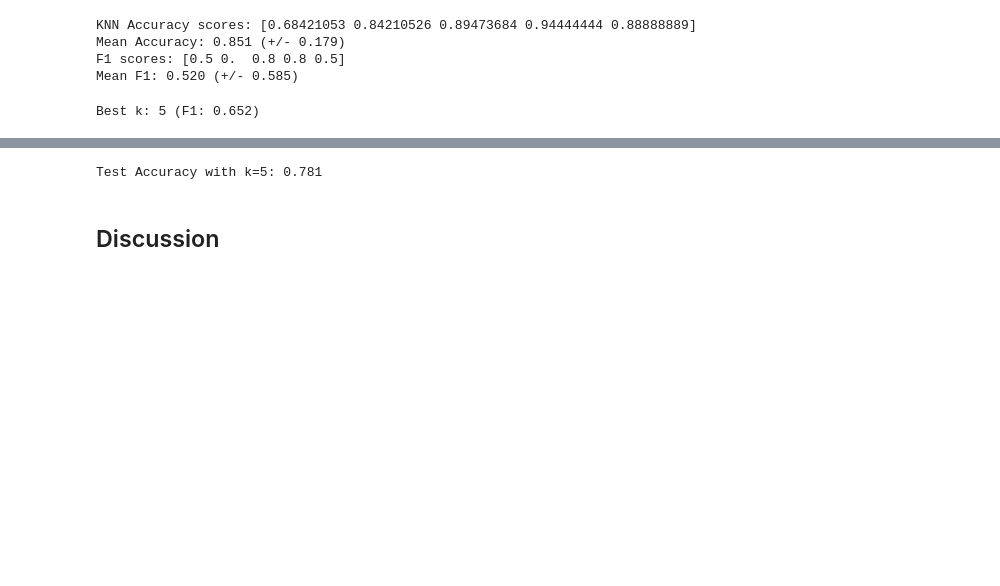
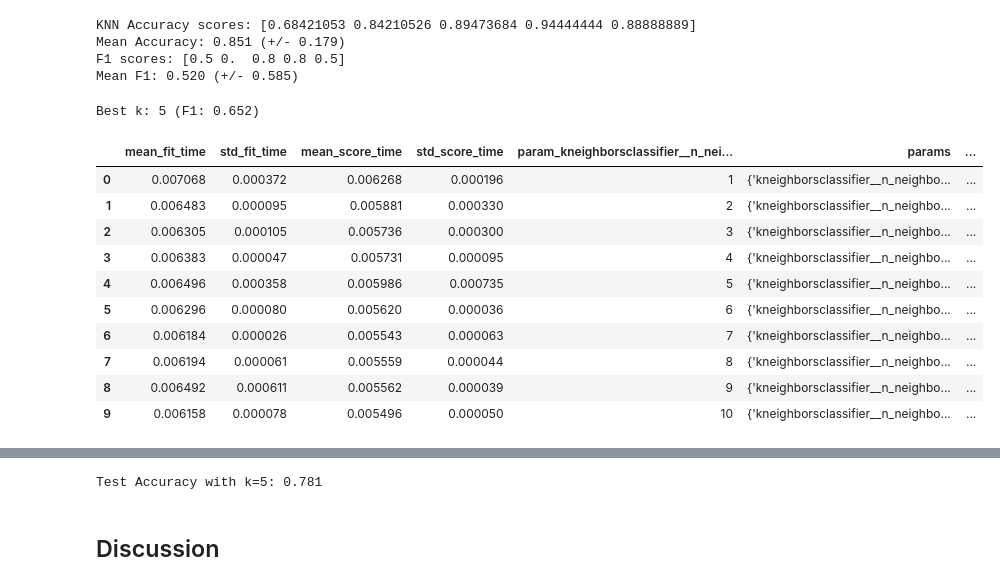
Before and after one commit to TemirlanN-dev/dsci-100-2025w1-group-30, a Jupyter notebook: final_report.ipynb, the cells around one changed output, grey strips where cells are left out. Drawn from its saved outputs; the diff is of its cells as text; code cells hidden in the pictures; blank space fills up the shorter version.

```diff
--- a/final_report.ipynb
+++ b/final_report.ipynb
@@ -210,13 +211,13 @@ pt_pipeline = make_pipeline(
 # %%
-pt_preprocessor = make_column_transformer(
+tp_preprocessor = make_column_transformer(
                         (StandardScaler(), ["total_sessions", "avg_session_length_minutes", "total_session_time_minutes"]),
                         remainder = "passthrough",
                         verbose_feature_names_out = False
 )
 
-pt_preprocessor.fit(tp_train)
-pt_scaled = pt_preprocessor.transform(tp_train)
-pt_scaled.head()
+tp_preprocessor.fit(tp_train)
+tp_scaled = tp_preprocessor.transform(tp_train)
+tp_scaled.head()
 # %% [output]
 |  | total_sessions | avg_session_length_minutes | total_session_time_minutes | experience | subscribe | hashedEmail | ... |
 | 93 | -0.267863 | -0.464968 | -0.270330 | Veteran | True | 5a340c0e3d1aa3e579efc625bd3e5bca7... | ... |
@@ -225,35 +226,30 @@ pt_scaled.head()
 | 846 | -0.289246 | -0.143461 | -0.272970 | Veteran | True | e44041459da2102dc20147ed6f0db4753... | ... |
 | 243 | -0.160947 | 0.262653 | -0.182459 | Regular | True | f2826fb8dbce4d450348f99cb27ade184... | ... |
 # %%
-from sklearn.neighbors import KNeighborsClassifier
-from sklearn.model_selection import cross_val_score, KFold
-from sklearn.compose import make_column_transformer
-from sklearn.preprocessing import StandardScaler, OneHotEncoder
-from sklearn.pipeline import make_pipeline
 
-# Features and binary target
+
 feature_cols = ['total_sessions', 'avg_session_length_minutes', 'experience', 'subscribe']
 X = tp_train[feature_cols]
 y = tp_train['high_data_player']
 
-# Preprocessor (scaling critical for KNN distance calculations)
-pt_preprocessor = make_column_transformer(
+# Preprocessor
+tp_preprocessor = make_column_transformer(
     (StandardScaler(), ["total_sessions", "avg_session_length_minutes"]),
     (OneHotEncoder(handle_unknown='ignore', sparse_output=False), ["experience", "subscribe"]),
     remainder="drop"
 )
 
 
-pt_pipeline = make_pipeline(
-    pt_preprocessor,
+tp_pipeline = make_pipeline(
+    tp_preprocessor,
     KNeighborsClassifier(n_neighbors=5, metric='euclidean')  # k=5 common choice
 )
 
 # 5-fold CV
 kf = KFold(n_splits=5, shuffle=True, random_state=123)
 
-accuracy_scores = cross_val_score(pt_pipeline, X, y, cv=kf, scoring='accuracy')
-f1_scores = cross_val_score(pt_pipeline, X, y, cv=kf, scoring='f1')
+accuracy_scores = cross_val_score(tp_pipeline, X, y, cv=kf, scoring='accuracy')
+f1_scores = cross_val_score(tp_pipeline, X, y, cv=kf, scoring='f1')
 
 print("KNN Accuracy scores:", accuracy_scores)
 print(f"Mean Accuracy: {accuracy_scores.mean():.3f} (+/- {accuracy_scores.std() * 2:.3f})")
@@ -281,3 +277,30 @@ best_k = k_values[np.argmax(cv_scores)]
 print(f"Best k: {best_k} (F1: {max(cv_scores):.3f})")
 # %% [output]
 Best k: 5 (F1: 0.652)
+# %%
+param_grid = {
+    "kneighborsclassifier__n_neighbors": range(1, 11, 1),
+}
+tp_pipe = make_pipeline(tp_preprocessor, KNeighborsClassifier())
+
+knn_tune_grid = GridSearchCV(
+    tp_pipe, param_grid, cv = 5,
+)
+knn_tune_grid
+
+knn_model_grid = knn_tune_grid.fit(tp_train[['total_sessions', 'avg_session_length_minutes', 'experience', 'subscribe']], tp_train["high_data_player"])
+accuracies_grid = pd.DataFrame(knn_model_grid.cv_results_)
+
+accuracies_grid
+# %% [output]
+|  | mean_fit_time | std_fit_time | mean_score_time | std_score_time | param_kneighborsclassifier__n_nei... | params | ... |
+| 0 | 0.007068 | 0.000372 | 0.006268 | 0.000196 | 1 | {'kneighborsclassifier__n_neighbo... | ... |
+| 1 | 0.006483 | 0.000095 | 0.005881 | 0.000330 | 2 | {'kneighborsclassifier__n_neighbo... | ... |
+| 2 | 0.006305 | 0.000105 | 0.005736 | 0.000300 | 3 | {'kneighborsclassifier__n_neighbo... | ... |
+| 3 | 0.006383 | 0.000047 | 0.005731 | 0.000095 | 4 | {'kneighborsclassifier__n_neighbo... | ... |
+| 4 | 0.006496 | 0.000358 | 0.005986 | 0.000735 | 5 | {'kneighborsclassifier__n_neighbo... | ... |
+| 5 | 0.006296 | 0.000080 | 0.005620 | 0.000036 | 6 | {'kneighborsclassifier__n_neighbo... | ... |
+| 6 | 0.006184 | 0.000026 | 0.005543 | 0.000063 | 7 | {'kneighborsclassifier__n_neighbo... | ... |
+| 7 | 0.006194 | 0.000061 | 0.005559 | 0.000044 | 8 | {'kneighborsclassifier__n_neighbo... | ... |
+| 8 | 0.006492 | 0.000611 | 0.005562 | 0.000039 | 9 | {'kneighborsclassifier__n_neighbo... | ... |
+| 9 | 0.006158 | 0.000078 | 0.005496 | 0.000050 | 10 | {'kneighborsclassifier__n_neighbo... | ... |
```
Also changed, not shown: parts of 8 cells of this notebook.
